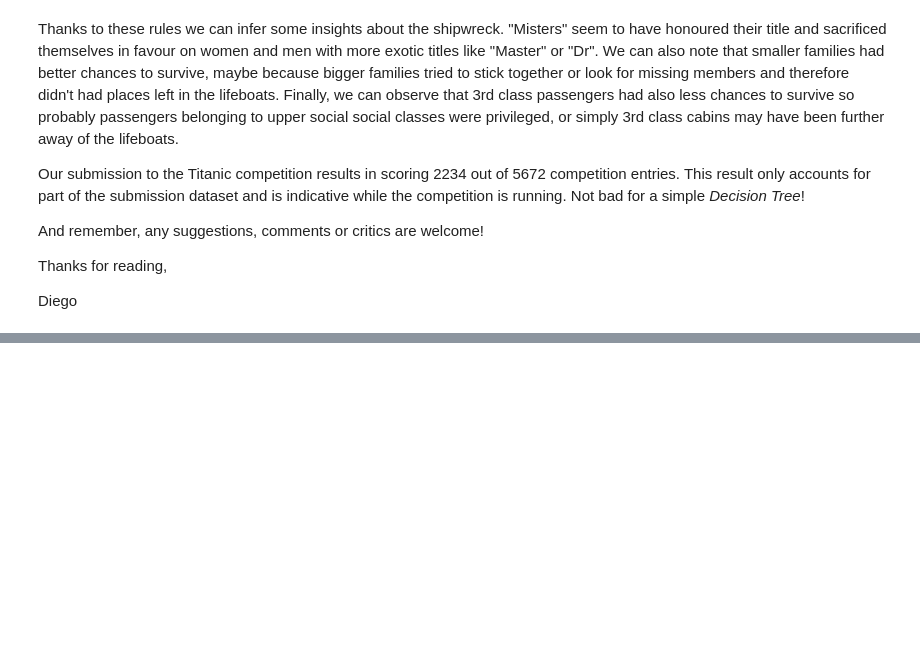
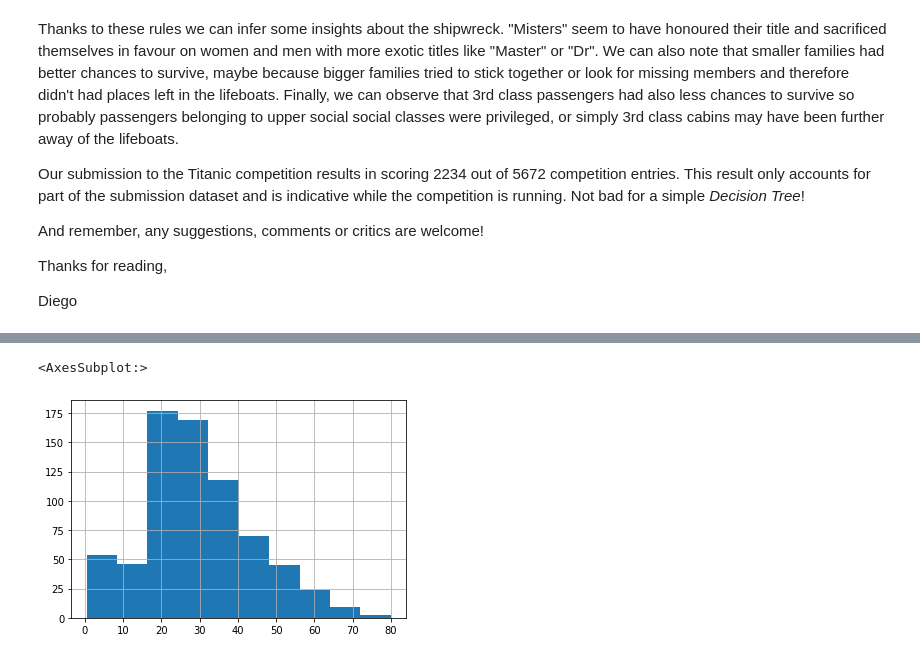
Before and after one commit to beyond2013/DataScience, a Jupyter notebook: notebooks/introduction-to-decision-trees-titanic-dataset.ipynb, the cells around one changed output, grey strips where cells are left out. Cells and saved outputs as stored; diff of their text form; code cells hidden in the pictures; blank space fills up the shorter version.

```diff
--- a/notebooks/introduction-to-decision-trees-titanic-dataset.ipynb
+++ b/notebooks/introduction-to-decision-trees-titanic-dataset.ipynb
@@ -503,0 +569,2 @@ Diego
+# %%
+train.Cabin = train.Cabin.fillna('A24')
@@ -503,0 +587,7 @@ Diego
+# %%
+train.Sex = train.Sex.map({'female': 0, 'male':1}).astype(int)
+# %%
+train['FamilySize']= train['SibSp'] + train['Parch'] + 1
+# %%
+#dot notation
+train.FamilySize = train.SibSp + train.Parch + 1
@@ -503,0 +602,5 @@ Diego
+# %%
+train.Age.hist()
+# %% [output]
+<AxesSubplot:>
+[figure, added]
```
Also changed, not shown: parts of 11 cells of this notebook, 7 other files.
